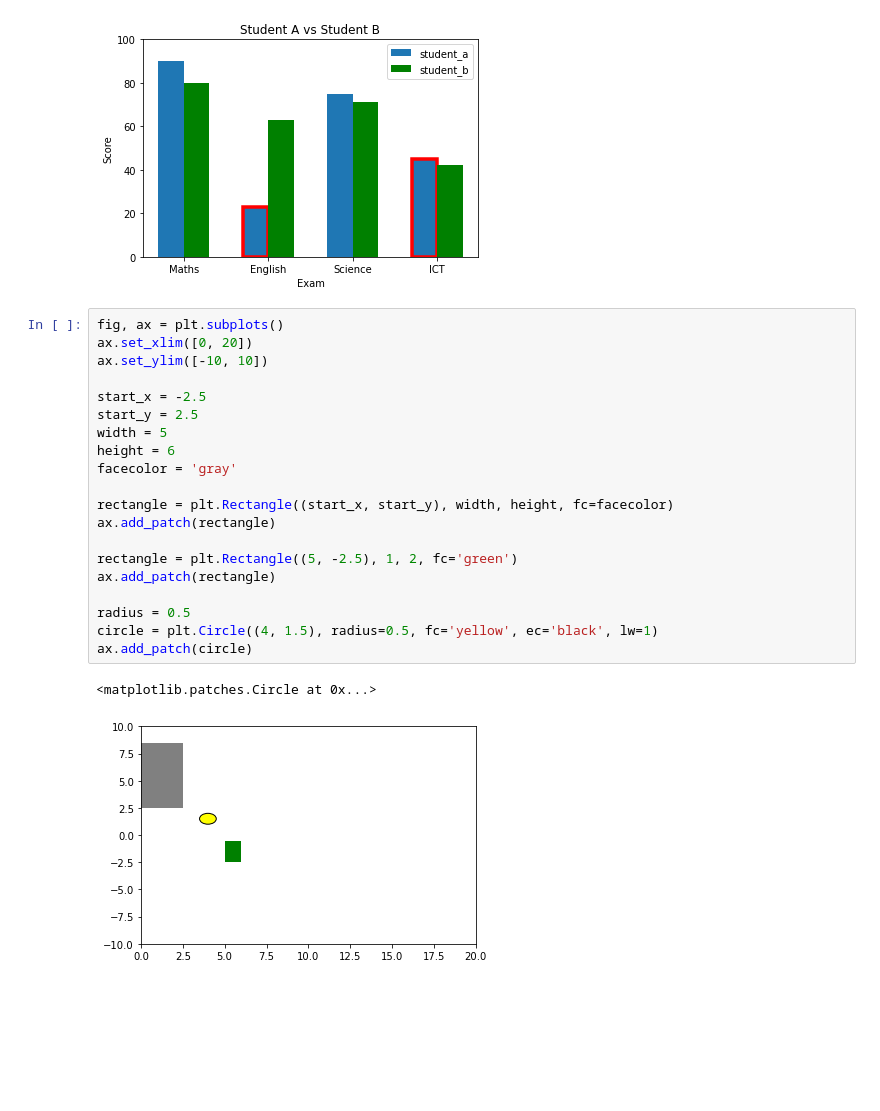
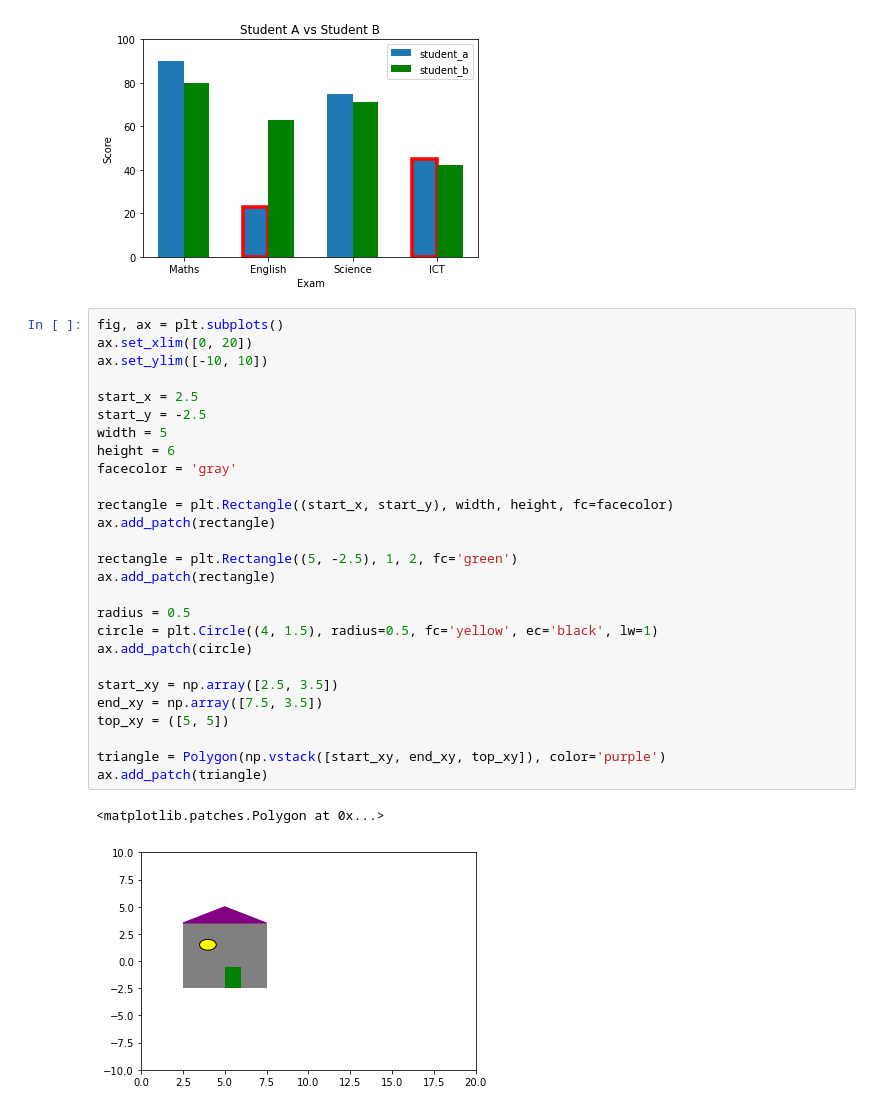
Before and after one commit to catstacks/TDADSBootcamp, a Jupyter notebook: IntroMatPlotLib.ipynb, the cells around one changed output. Drawn from its saved outputs; the diff is of its cells as text; blank space fills up the shorter version.

```diff
--- a/IntroMatPlotLib.ipynb
+++ b/IntroMatPlotLib.ipynb
@@ -83,23 +83,30 @@ for i in range(len(studentA)):
 # %%
 fig, ax = plt.subplots()
 ax.set_xlim([0, 20])
 ax.set_ylim([-10, 10])
 
-start_x = -2.5
-start_y = 2.5
+start_x = 2.5
+start_y = -2.5
 width = 5
 height = 6
 facecolor = 'gray'
 
 rectangle = plt.Rectangle((start_x, start_y), width, height, fc=facecolor)
 ax.add_patch(rectangle)
 
 rectangle = plt.Rectangle((5, -2.5), 1, 2, fc='green')
 ax.add_patch(rectangle)
 
 radius = 0.5
 circle = plt.Circle((4, 1.5), radius=0.5, fc='yellow', ec='black', lw=1)
 ax.add_patch(circle)
+
+start_xy = np.array([2.5, 3.5])
+end_xy = np.array([7.5, 3.5])
+top_xy = ([5, 5])
+
+triangle = Polygon(np.vstack([start_xy, end_xy, top_xy]), color='purple')
+ax.add_patch(triangle)
 # %% [output]
-<matplotlib.patches.Circle at 0x...>
+<matplotlib.patches.Polygon at 0x...>
-[figure, old version]
+[figure, new version]
```
Also changed, not shown: parts of 1 cell of this notebook.
